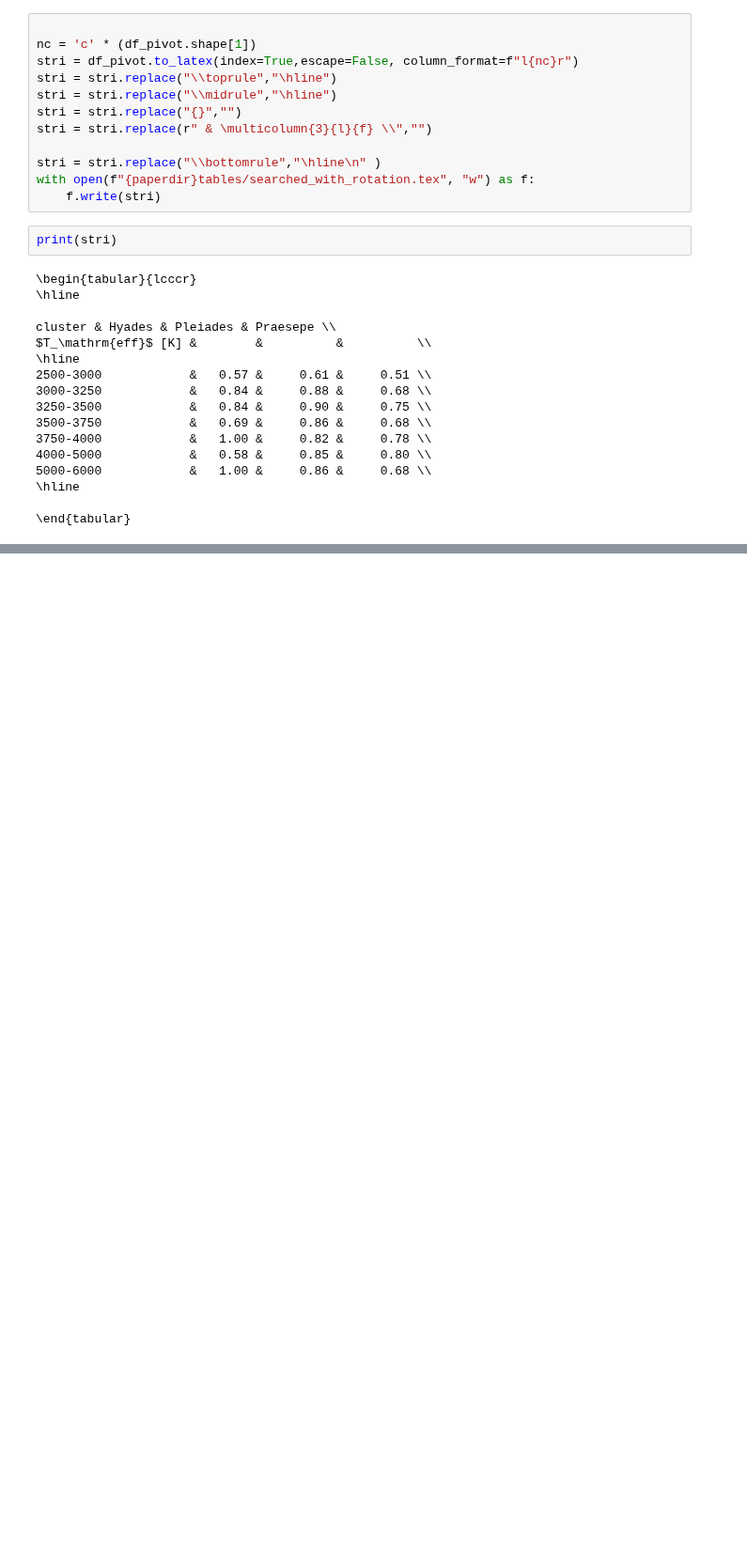
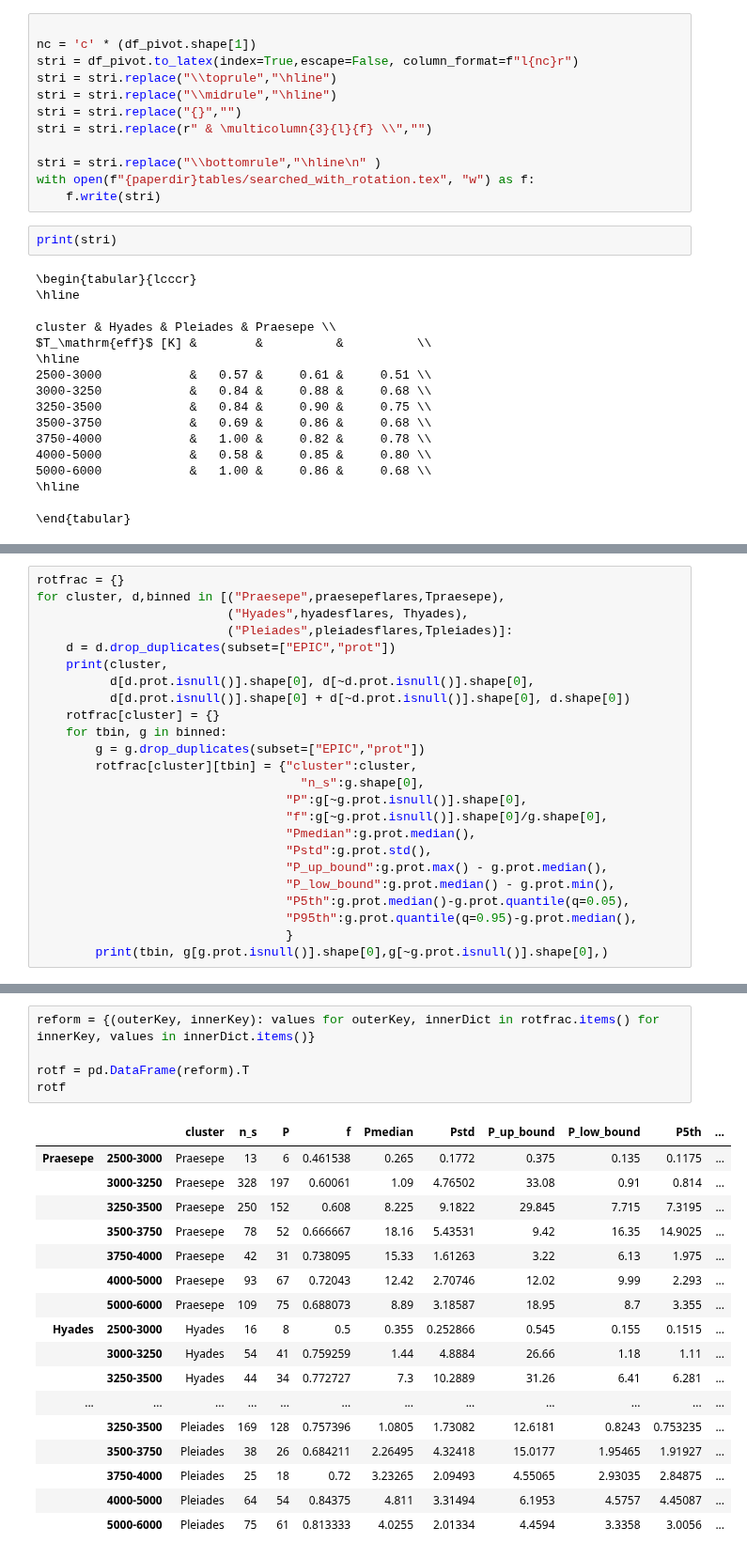
Before and after one commit to ekaterinailin/flares-in-clusters-with-k2-ii, a Jupyter notebook: VettingFlares/Rotation_histograms_pleiades_hyades_praesepe.ipynb, the cells around one changed output, grey strips where cells are left out. Shown at 94% size. Drawn from its saved outputs; the diff is of its cells as text; blank space fills up the shorter version.

```diff
--- a/VettingFlares/Rotation_histograms_pleiades_hyades_praesepe.ipynb
+++ b/VettingFlares/Rotation_histograms_pleiades_hyades_praesepe.ipynb
@@ -439,0 +422,24 @@ $T_\mathrm{eff}$ [K] &        &          &          \\
+# %%
+rotfrac = {}
+for cluster, d,binned in [("Praesepe",praesepeflares,Tpraesepe),
+                          ("Hyades",hyadesflares, Thyades),
+                          ("Pleiades",pleiadesflares,Tpleiades)]:
+    d = d.drop_duplicates(subset=["EPIC","prot"])
+    print(cluster,
+          d[d.prot.isnull()].shape[0], d[~d.prot.isnull()].shape[0],
+          d[d.prot.isnull()].shape[0] + d[~d.prot.isnull()].shape[0], d.shape[0])
+    rotfrac[cluster] = {}
+    for tbin, g in binned:
+        g = g.drop_duplicates(subset=["EPIC","prot"])
+        rotfrac[cluster][tbin] = {"cluster":cluster,
+                                    "n_s":g.shape[0],
+                                  "P":g[~g.prot.isnull()].shape[0],
+                                  "f":g[~g.prot.isnull()].shape[0]/g.shape[0],
+                                  "Pmedian":g.prot.median(),
+                                  "Pstd":g.prot.std(),
+                                  "P_up_bound":g.prot.max() - g.prot.median(),
+                                  "P_low_bound":g.prot.median() - g.prot.min(),
+                                  "P5th":g.prot.median()-g.prot.quantile(q=0.05),
+                                  "P95th":g.prot.quantile(q=0.95)-g.prot.median(),
+                                  }
+        print(tbin, g[g.prot.isnull()].shape[0],g[~g.prot.isnull()].shape[0],)
@@ -439,0 +464,23 @@ $T_\mathrm{eff}$ [K] &        &          &          \\
+# %%
+reform = {(outerKey, innerKey): values for outerKey, innerDict in rotfrac.items() for innerKey, values in innerDict.items()}
+
+rotf = pd.DataFrame(reform).T
+rotf
+# %% [output]
+|  |  | cluster | n_s | P | f | Pmedian | Pstd | P_up_bound | P_low_bound | P5th | ... |
+| Praesepe | 2500-3000 | Praesepe | 13 | 6 | 0.461538 | 0.265 | 0.1772 | 0.375 | 0.135 | 0.1175 | ... |
+|  | 3000-3250 | Praesepe | 328 | 197 | 0.60061 | 1.09 | 4.76502 | 33.08 | 0.91 | 0.814 | ... |
+|  | 3250-3500 | Praesepe | 250 | 152 | 0.608 | 8.225 | 9.1822 | 29.845 | 7.715 | 7.3195 | ... |
+|  | 3500-3750 | Praesepe | 78 | 52 | 0.666667 | 18.16 | 5.43531 | 9.42 | 16.35 | 14.9025 | ... |
+|  | 3750-4000 | Praesepe | 42 | 31 | 0.738095 | 15.33 | 1.61263 | 3.22 | 6.13 | 1.975 | ... |
+|  | 4000-5000 | Praesepe | 93 | 67 | 0.72043 | 12.42 | 2.70746 | 12.02 | 9.99 | 2.293 | ... |
+|  | 5000-6000 | Praesepe | 109 | 75 | 0.688073 | 8.89 | 3.18587 | 18.95 | 8.7 | 3.355 | ... |
+| Hyades | 2500-3000 | Hyades | 16 | 8 | 0.5 | 0.355 | 0.252866 | 0.545 | 0.155 | 0.1515 | ... |
+|  | 3000-3250 | Hyades | 54 | 41 | 0.759259 | 1.44 | 4.8884 | 26.66 | 1.18 | 1.11 | ... |
+|  | 3250-3500 | Hyades | 44 | 34 | 0.772727 | 7.3 | 10.2889 | 31.26 | 6.41 | 6.281 | ... |
+| ... | ... | ... | ... | ... | ... | ... | ... | ... | ... | ... | ... |
+|  | 3250-3500 | Pleiades | 169 | 128 | 0.757396 | 1.0805 | 1.73082 | 12.6181 | 0.8243 | 0.753235 | ... |
+|  | 3500-3750 | Pleiades | 38 | 26 | 0.684211 | 2.26495 | 4.32418 | 15.0177 | 1.95465 | 1.91927 | ... |
+|  | 3750-4000 | Pleiades | 25 | 18 | 0.72 | 3.23265 | 2.09493 | 4.55065 | 2.93035 | 2.84875 | ... |
+|  | 4000-5000 | Pleiades | 64 | 54 | 0.84375 | 4.811 | 3.31494 | 6.1953 | 4.5757 | 4.45087 | ... |
+|  | 5000-6000 | Pleiades | 75 | 61 | 0.813333 | 4.0255 | 2.01334 | 4.4594 | 3.3358 | 3.0056 | ... |
```
Also changed, not shown: parts of 7 cells of this notebook, 2 other files.
